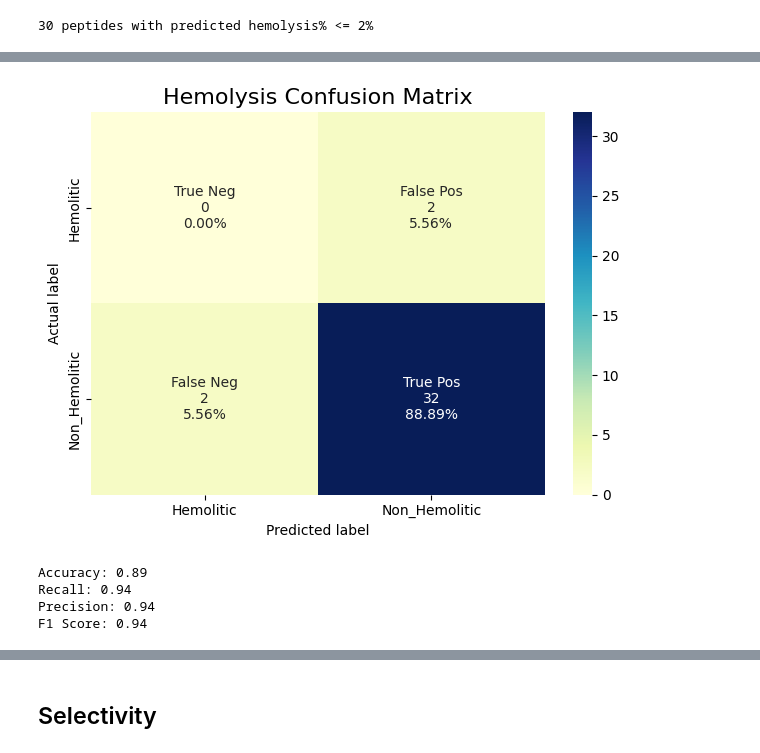
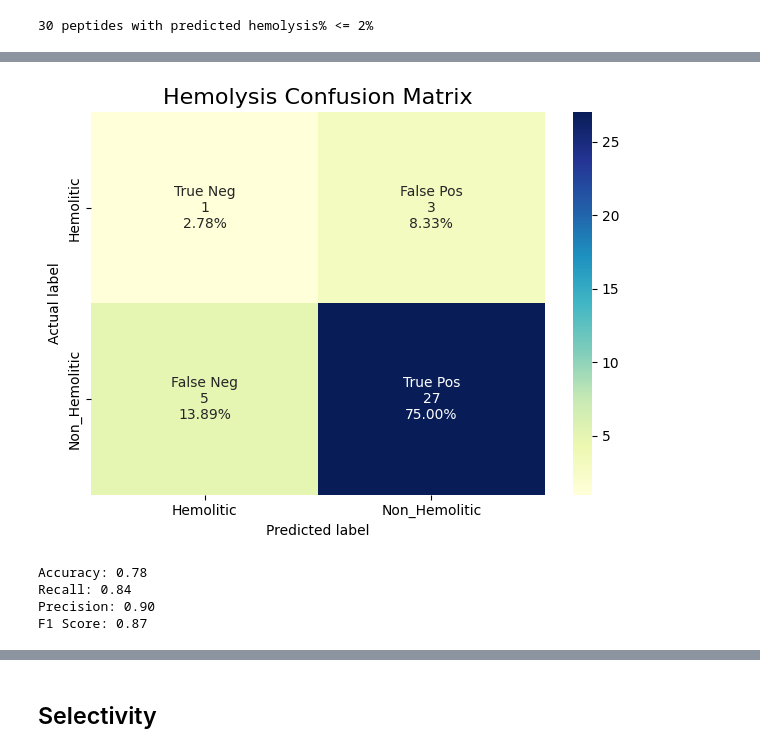
Before and after one commit to ziul-bio/DMS_ML_AMP, a Jupyter notebook: 07_AMP_predictions_v02.ipynb, the cells around one changed output, grey strips where cells are left out. Saved outputs shown, nothing was run; the diff lists cells and outputs as text; code cells hidden in the pictures.

```diff
--- a/07_AMP_predictions_v02.ipynb
+++ b/07_AMP_predictions_v02.ipynb
@@ -849,9 +817,7 @@ def convert_mic(mic_value):
         return float(mic_value)
 # %%
 # load meta_data with mutations on PG1
-meta_data = pd.read_excel('data/pg1_muts_validation_set.xlsx')
-meta_data.rename(columns={'Unnamed: 0': 'ID2'}, inplace=True)
-
+meta_data = pd.read_csv('results/predictions_MIC_SEL_HEMO_models_PG1_1-3mut_validation_set_v01.csv', index_col=0)
 meta_data
 # %% [output]
 |  | ID2 | Sequence | RGGRLCYCRRRFCVCVGR | Select | Charge | ID | group | MIC MH | %hemo | ... |
@@ -936,20 +902,20 @@ X = pca.transform(features)
 
 hemo = joblib.load('models/model_v02_SVR30_esm2_15B_hemolysis_regression.pkl')
 # %%
-res = data.iloc[:,:meta_data.shape[1]]
+res_hemo = data.iloc[:,:meta_data.shape[1]]
 
 # calculates the the hemolysis score
 pred = hemo.predict(X)
-res['hemolysis_pred']= pred
+res_hemo['hemolysis_pred_v02']= pred
 
 #number of peptides with hemolysis score < 1
-print(f"{res.query('hemolysis_pred <= 2').shape[0]} peptides with predicted hemolysis% <= 2%")
+print(f"{res_hemo.query('hemolysis_pred_v02 <= 2').shape[0]} peptides with predicted hemolysis% <= 2%")
 # %% [output]
 30 peptides with predicted hemolysis% <= 2%
 # %%
 # Model evaluation on test data
-true_hemo = res['%hemo']
-pred_hemo = res['hemolysis_pred']
+true_hemo = res_hemo['%hemo']
+pred_hemo = res_hemo['hemolysis_pred_v02']
 
 r2 = metrics.r2_score(true_hemo, pred_hemo)
 mae = metrics.mean_absolute_error(true_hemo, pred_hemo)
@@ -969,30 +935,30 @@ Spearman correlation coefficient: 0.37
 P-value: 0.03
 # %%
 #confusion_matrix,
-true = [1 if x <=5 else 0 for x in true_hemo]
-pred = [1 if x<=5 else 0 for x in pred_hemo]
+true = [1 if x <=2 else 0 for x in true_hemo]
+pred = [1 if x<=2 else 0 for x in pred_hemo]
 
 conf_m = metrics.confusion_matrix(true, pred)
 
 group_names = ['True Neg','False Pos','False Neg','True Pos']
 
 group_counts = ["{0:0.0f}".format(value) for value in conf_m.flatten()]
 
 group_percentages = ["{0:.2%}".format(value) for value in conf_m.flatten()/np.sum(conf_m)]
 
 labels = [f"{v1}\n{v2}\n{v3}" for v1, v2, v3 in zip(group_names,group_counts,group_percentages)]
 
 labels = np.asarray(labels).reshape(2,2)
 
 
 labelsx = ['Hemolitic', 'Non_Hemolitic']
 sns.heatmap(conf_m, annot=labels, fmt='', cmap="YlGnBu", yticklabels=labelsx, xticklabels=labelsx)
 plt.title('Hemolysis Confusion Matrix', fontsize=16)
 plt.ylabel('Actual label')
 plt.xlabel('Predicted label')
 plt.tight_layout()
 # %% [output]
-[figure, old version]
+[figure, new version]
 # %%
 accuracy = metrics.accuracy_score(true, pred)
 recall = metrics.recall_score(true, pred)
@@ -1004,7 +970,7 @@ print(f'Recall: {recall:.2f}')
 print(f'Precision: {precision:.2f}')
 print(f'F1 Score: {f1_score:.2f}')
 # %% [output]
-Accuracy: 0.89
-Recall: 0.94
-Precision: 0.94
-F1 Score: 0.94
+Accuracy: 0.78
+Recall: 0.84
+Precision: 0.90
+F1 Score: 0.87
```
Also changed, not shown: parts of 29 cells of this notebook, 3 other files.
